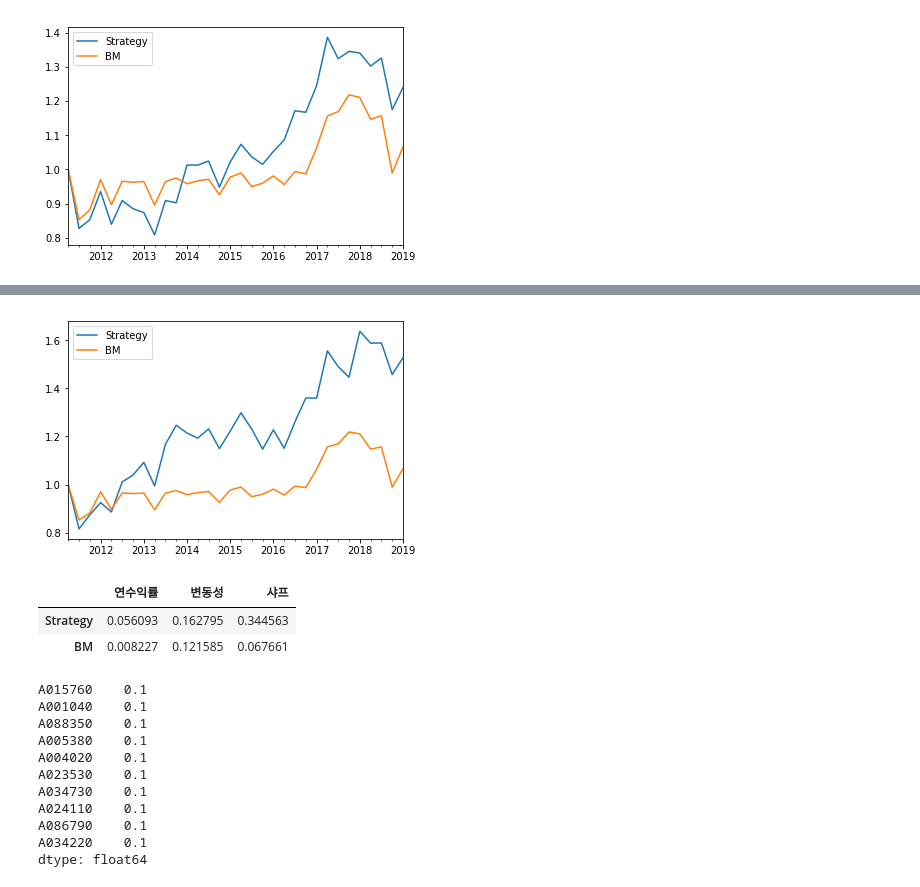
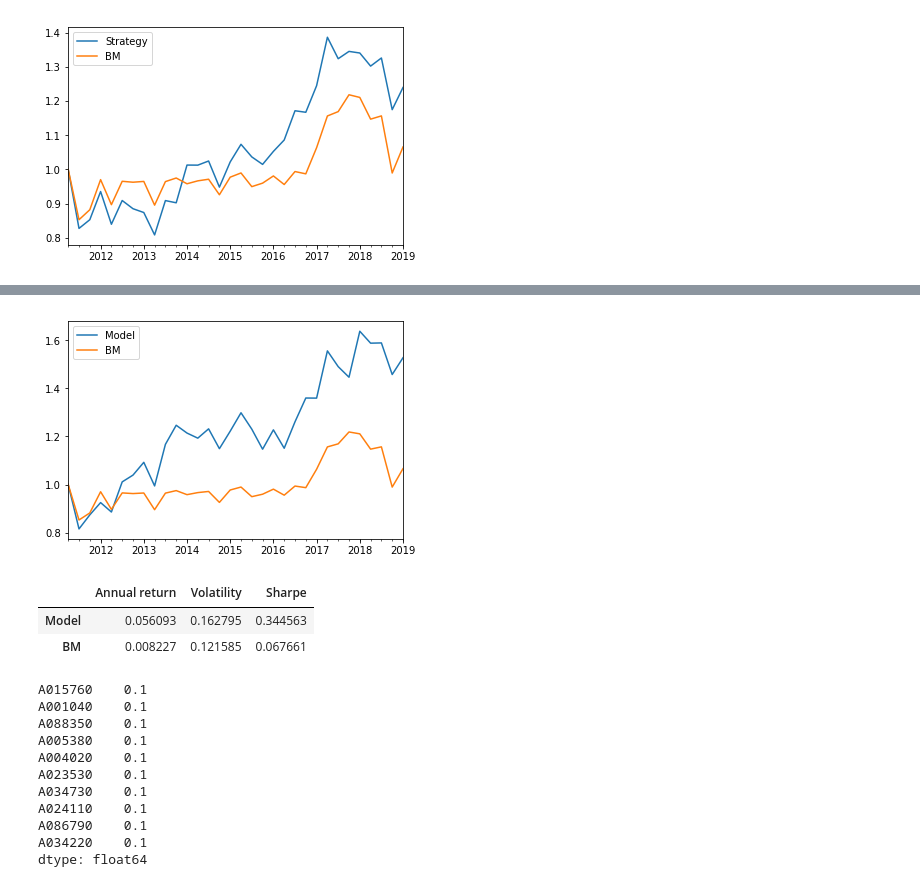
Before and after one commit to gem763/qit, a Jupyter notebook: nb/backtester.ipynb, the cells around one changed output, grey strips where cells are left out. Drawn from its saved outputs; the diff is of its cells as text; code cells hidden in the pictures.

```diff
--- a/nb/backtester.ipynb
+++ b/nb/backtester.ipynb
@@ -122,11 +122,12 @@ pd.DataFrame({'Strategy':nav, 'BM':nav_bm}).plot()
 [figure]
 # %%
 class Backtest:
-    def __init__(self, strat=None, bm=None, fin=None, mc=None, n=10):
-        self.strat = strat
+    def __init__(self, model=None, bm=None, fin=None, mc=None, info=None, n=10):
+        self.model = model
         self.bm = bm
         self.fin = fin
         self.mc = mc
+        self.info = info
         self.n = n
 
     def run(self):
@@ -137,8 +138,8 @@ class Backtest:
         nav_bm = {}
 
         for i,date in enumerate(tqdm_notebook(dates)):
-            pos[date] = self.strat(date, fin=fin, mc=mc, n=self.n)
-            pos_bm[date] = self.bm(date, fin=fin, mc=mc)
+            pos[date] = self.model(date, fin=self.fin, mc=self.mc, n=self.n)
+            pos_bm[date] = self.bm(date, fin=self.fin, mc=self.mc)
 
             if i==0:
                 nav[date] = 1
@@ -163,20 +164,20 @@ class Backtest:
         return nav_prev * pos_update.sum()
 
     def navs(self):
-        return pd.DataFrame({'Strategy':self.nav, 'BM':self.nav_bm})
+        return pd.DataFrame({'Model':self.nav, 'BM':self.nav_bm})
 
     def plot_perf(self):
         self.navs().plot()
 
     def stats(self):
-        _navs = bt.navs()
+        _navs = self.navs()
         days_all = (_navs.index[-1]-_navs.index[0]).days
         ann_rtn = (_navs.iloc[-1]**(365/days_all))-1
         vol = _navs.pct_change().std() * 4**0.5
-        return pd.DataFrame({'연수익률':ann_rtn, '변동성':vol, '샤프':ann_rtn/vol})
+        return pd.DataFrame({'Annual return':ann_rtn, 'Volatility':vol, 'Sharpe':ann_rtn/vol})
 
-    def position(self, date=None, what='strat'):
-        if what=='strat':
+    def position(self, date=None, what='model'):
+        if what=='model':
             pos = self.pos
         elif what=='bm':
             pos = self.pos_bm
@@ -188,15 +199,15 @@ class Backtest:
 # %%
-bt = Backtest(strat=시총상위PB저평가, bm=BM, fin=fin, mc=mc, n=10)
+bt = Backtest(model=시총상위PB저평가, bm=BM, fin=fin, mc=mc, n=10)
 bt.run()
 bt.plot_perf()
 # %% [output]
 [interactive output not drawn]
-[figure, old version]
+[figure, new version]
 # %%
 bt.stats()
 # %% [output]
-|  | 연수익률 | 변동성 | 샤프 |
-| Strategy | 0.056093 | 0.162795 | 0.344563 |
+|  | Annual return | Volatility | Sharpe |
+| Model | 0.056093 | 0.162795 | 0.344563 |
 | BM | 0.008227 | 0.121585 | 0.067661 |
 # %%
 bt.position(date='2019-03-31')
```
Also changed, not shown: parts of 16 cells of this notebook, 2 other files.
